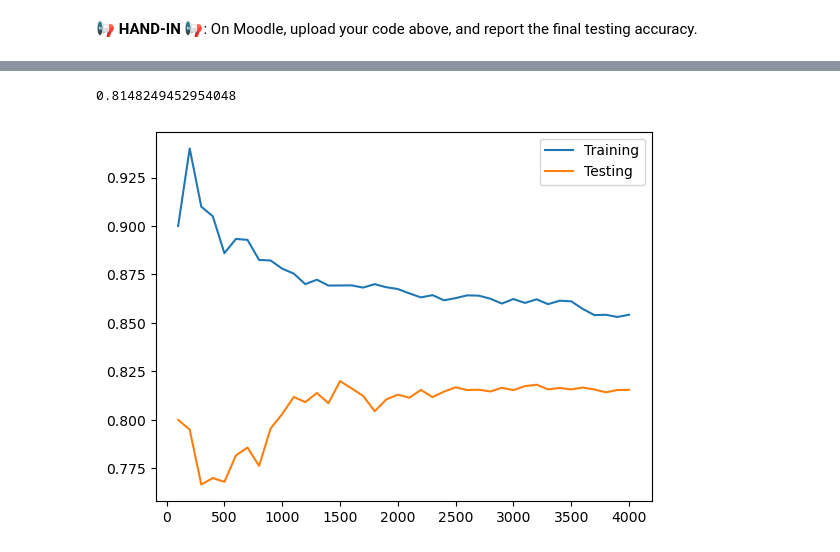
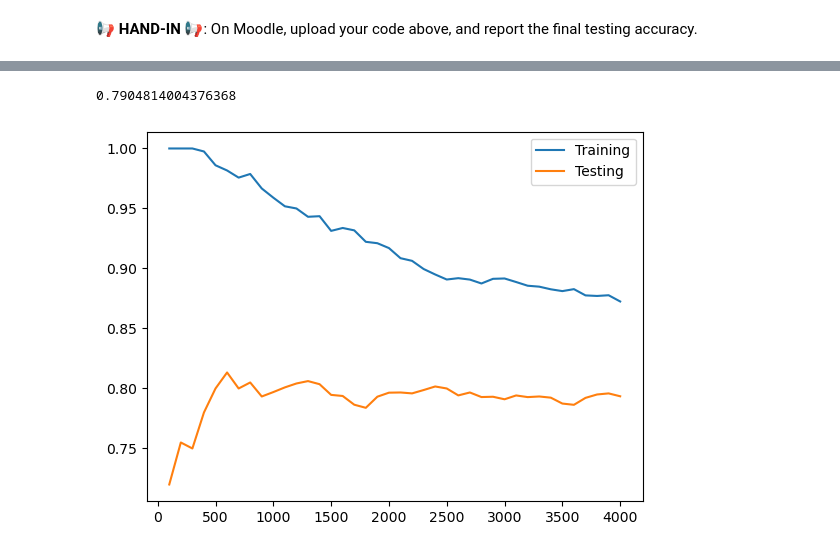
Before and after one commit to janneszuend/MLDM, a Jupyter notebook: Lab4/Lab04_Logistic_Regression.ipynb, the cells around one changed output, grey strips where cells are left out. Saved outputs shown, nothing was run; the diff lists cells and outputs as text; code cells hidden in the pictures.

```diff
--- a/Lab4/Lab04_Logistic_Regression.ipynb
+++ b/Lab4/Lab04_Logistic_Regression.ipynb
@@ -323,7 +323,8 @@ import sklearn.linear_model
 from sklearn.model_selection import train_test_split
 
 # Define a function for adding Gaussian noise to an image
-def add_gaussian_noise(image, std_dev=0.1):
+
+def add_gaussian_noise(image, std_dev=0.35):
     noise = np.random.randn(*image.shape) * std_dev
     return image + noise
 
@@ -342,32 +343,32 @@ trainingFaces, validationFaces, trainingLabels, validationLabels = train_test_sp
 bestAccuracy = -1
 bestAlpha = 0.01
 
 # Hyperparameter optimization
 for alpha in [0.0001, 0.001, 0.01, 0.05, 0.005]:
     logisticRegressorHyperOpt = sklearn.linear_model.LogisticRegression(max_iter=500, C=alpha)
     logisticRegressorHyperOpt.fit(trainingFaces, trainingLabels)
     accValid = logisticRegressorHyperOpt.score(validationFaces, validationLabels)
     if accValid > bestAccuracy:
         bestAlpha = alpha
         bestAccuracy = accValid
 
 trainingAccuracies = []
 testingAccuracies = []
 Mvalues = np.arange(100, 4001, 100)
 
 for M in Mvalues:
     logisticRegressor = sklearn.linear_model.LogisticRegression(max_iter=500, C=bestAlpha)
     logisticRegressor.fit(trainingFaces[:M], trainingLabels[:M])
     accTraining = logisticRegressor.score(trainingFaces[:M], trainingLabels[:M])
     accTesting = logisticRegressor.score(testingFaces[:M], testingLabels[:M])
     trainingAccuracies.append(accTraining)
     testingAccuracies.append(accTesting)
 
 print(logisticRegressor.score(testingFaces, testingLabels))
 plt.plot(Mvalues, trainingAccuracies)
 plt.plot(Mvalues, testingAccuracies)
 plt.legend(["Training", "Testing"])
 plt.show()
 # %% [output]
-0.8148249452954048
+0.7904814004376368
-[figure, old version]
+[figure, new version]
```
Also changed, not shown: parts of 1 cell of this notebook.
